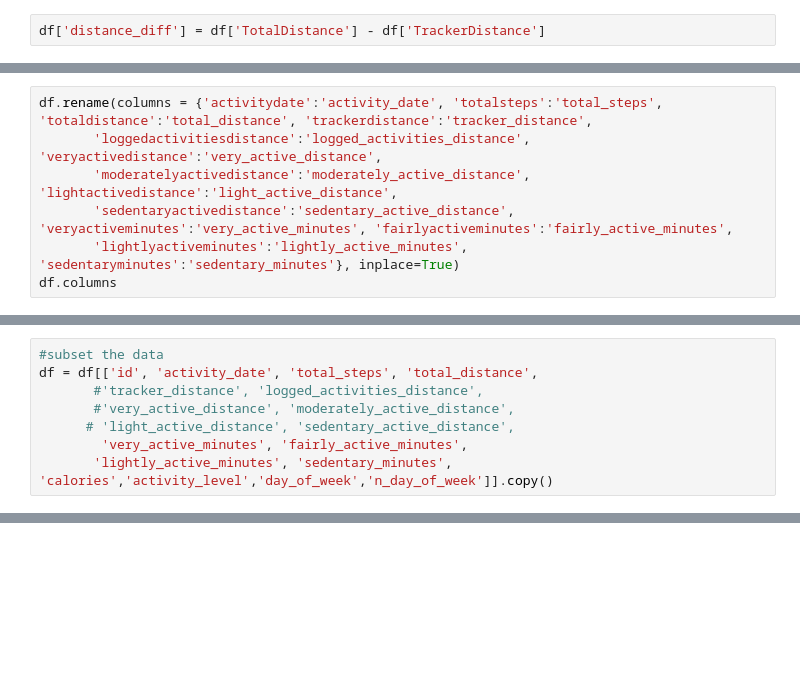
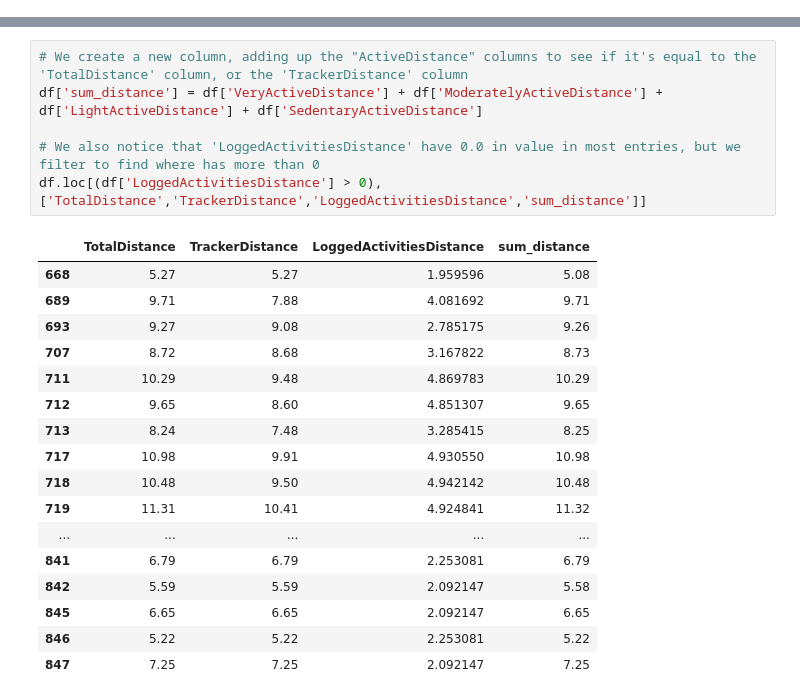
Before and after one commit to Aafil-Shaikh/Data-Science-Projects, a Jupyter notebook: bellabeat-dataset.ipynb, the cells around one changed output, grey strips where cells are left out. Saved outputs shown, nothing was run; the diff lists cells and outputs as text; blank space fills up the shorter version.

```diff
--- a/bellabeat-dataset.ipynb
+++ b/bellabeat-dataset.ipynb
@@ -46,2 +162,0 @@ df.dtypes
-# %%
-df['distance_diff'] = df['TotalDistance'] - df['TrackerDistance']
@@ -55,7 +162,0 @@ df.columns
-# %%
-df.rename(columns = {'activitydate':'activity_date', 'totalsteps':'total_steps', 'totaldistance':'total_distance', 'trackerdistance':'tracker_distance',
-       'loggedactivitiesdistance':'logged_activities_distance', 'veryactivedistance':'very_active_distance',
-       'moderatelyactivedistance':'moderately_active_distance', 'lightactivedistance':'light_active_distance',
-       'sedentaryactivedistance':'sedentary_active_distance', 'veryactiveminutes':'very_active_minutes', 'fairlyactiveminutes':'fairly_active_minutes',
-       'lightlyactiveminutes':'lightly_active_minutes', 'sedentaryminutes':'sedentary_minutes'}, inplace=True)
-df.columns
@@ -78,8 +162,0 @@ df.duplicated().sum()
-# %%
-#subset the data
-df = df[['id', 'activity_date', 'total_steps', 'total_distance',
-       #'tracker_distance', 'logged_activities_distance',
-       #'very_active_distance', 'moderately_active_distance',
-      # 'light_active_distance', 'sedentary_active_distance',
-        'very_active_minutes', 'fairly_active_minutes',
-       'lightly_active_minutes', 'sedentary_minutes', 'calories','activity_level','day_of_week','n_day_of_week']].copy()
@@ -182,0 +196,24 @@ plt.show()
+# %%
+# We create a new column, adding up the "ActiveDistance" columns to see if it's equal to the 'TotalDistance' column, or the 'TrackerDistance' column
+df['sum_distance'] = df['VeryActiveDistance'] + df['ModeratelyActiveDistance'] + df['LightActiveDistance'] + df['SedentaryActiveDistance']
+
+# We also notice that 'LoggedActivitiesDistance' have 0.0 in value in most entries, but we filter to find where has more than 0
+df.loc[(df['LoggedActivitiesDistance'] > 0),['TotalDistance','TrackerDistance','LoggedActivitiesDistance','sum_distance']]
+# %% [output]
+|  | TotalDistance | TrackerDistance | LoggedActivitiesDistance | sum_distance |
+| 668 | 5.27 | 5.27 | 1.959596 | 5.08 |
+| 689 | 9.71 | 7.88 | 4.081692 | 9.71 |
+| 693 | 9.27 | 9.08 | 2.785175 | 9.26 |
+| 707 | 8.72 | 8.68 | 3.167822 | 8.73 |
+| 711 | 10.29 | 9.48 | 4.869783 | 10.29 |
+| 712 | 9.65 | 8.60 | 4.851307 | 9.65 |
+| 713 | 8.24 | 7.48 | 3.285415 | 8.25 |
+| 717 | 10.98 | 9.91 | 4.930550 | 10.98 |
+| 718 | 10.48 | 9.50 | 4.942142 | 10.48 |
+| 719 | 11.31 | 10.41 | 4.924841 | 11.32 |
+| ... | ... | ... | ... | ... |
+| 841 | 6.79 | 6.79 | 2.253081 | 6.79 |
+| 842 | 5.59 | 5.59 | 2.092147 | 5.58 |
+| 845 | 6.65 | 6.65 | 2.092147 | 6.65 |
+| 846 | 5.22 | 5.22 | 2.253081 | 5.22 |
+| 847 | 7.25 | 7.25 | 2.092147 | 7.25 |
```
Also changed, not shown: parts of 68 cells of this notebook.
